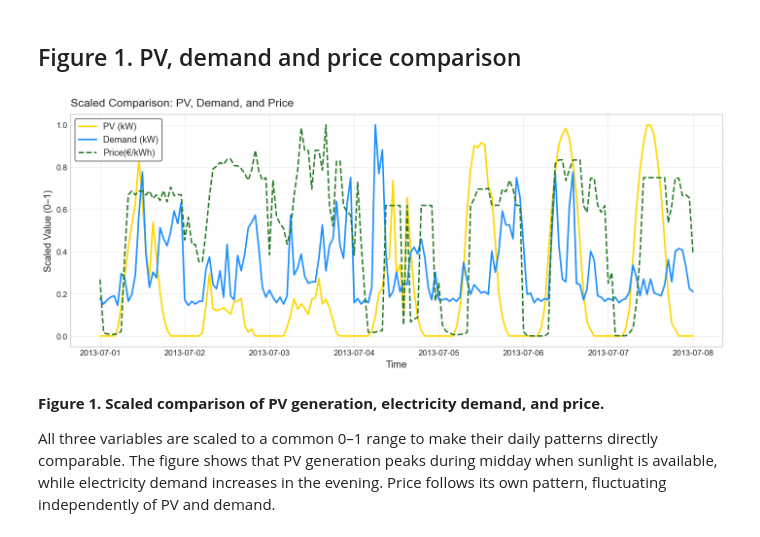
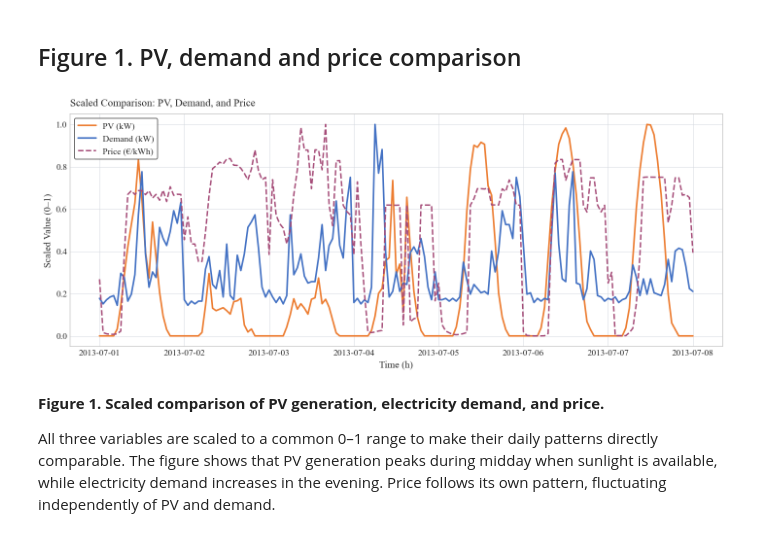
Before and after one commit to Danwerk/HomeEnergyManagementSystem, a Jupyter notebook: 03-visualization.ipynb, the cells around one changed output. Saved outputs shown, nothing was run; the diff lists cells and outputs as text; code cells hidden in the pictures.

Commit message:
Use existing style format for all figures.

```diff
--- a/03-visualization.ipynb
+++ b/03-visualization.ipynb
@@ -75,29 +47,45 @@ save_table(table, 'ex3_summary_table.csv')
 # %%
 fig, ax = plt.subplots(figsize=(12, 5))
 
-ax.plot(subset.index, subset['pv'] / subset['pv'].max(),
-        label='PV (kW)', color=COLORS['pv'], linewidth=2)
-ax.plot(subset.index, subset['demand'] / subset['demand'].max(),
-        label='Demand (kW)', color=COLORS['demand'], linewidth=2)
-ax.plot(subset.index, subset['price'] / subset['price'].max(),
-        label='Price(€/kWh)', color=COLORS['price'],
-        linewidth=1.8, linestyle='--')
+ax.plot(
+    subset.index,
+    subset['pv'] / subset['pv'].max(),
+    label='PV (kW)',
+    color=ENERGY_COLORS["solar"],
+    linewidth=2
+)
 
-ax.set_title("Scaled Comparison: PV, Demand, and Price", fontsize=14, pad=10)
-ax.set_xlabel("Time", fontsize=12)
-ax.set_ylabel("Scaled Value (0–1)", fontsize=12)
+ax.plot(
+    subset.index,
+    subset['demand'] / subset['demand'].max(),
+    label='Demand (kW)',
+    color=ENERGY_COLORS["grid"],
+    linewidth=2
+)
 
-ax.legend(frameon=True, loc='upper left', facecolor='white', framealpha=0.9, edgecolor='#444', fontsize=11)
+ax.plot(
+    subset.index,
+    subset['price'] / subset['price'].max(),
+    label='Price (€/kWh)',
+    color=ENERGY_COLORS["price"],
+    linewidth=1.8,
+    linestyle='--'
+)
 
-ax.grid(True, linestyle='--', linewidth=0.6, alpha=0.7)
-ax.tick_params(axis='x', labelsize=10, rotation=0)
-ax.tick_params(axis='y', labelsize=10)
+ax.set_title("Scaled Comparison: PV, Demand, and Price", pad=10)
+ax.set_xlabel("Time (h)")
+ax.set_ylabel("Scaled Value (0–1)")
+
+ax.legend(frameon=True, loc='upper left')
+ax.grid(True)
 
 plt.tight_layout()
+
 save_fig(fig, "ex3_fig1_timeseries_pv_demand_price_scaled.svg")
+
 plt.show()
 # %% [output]
-[figure, old version]
+[figure, new version]
 # %% [markdown]
 **Figure 1. Scaled comparison of PV generation, electricity demand, and price.**
 
```
Also changed, not shown: parts of 5 cells of this notebook, 10 other files.
